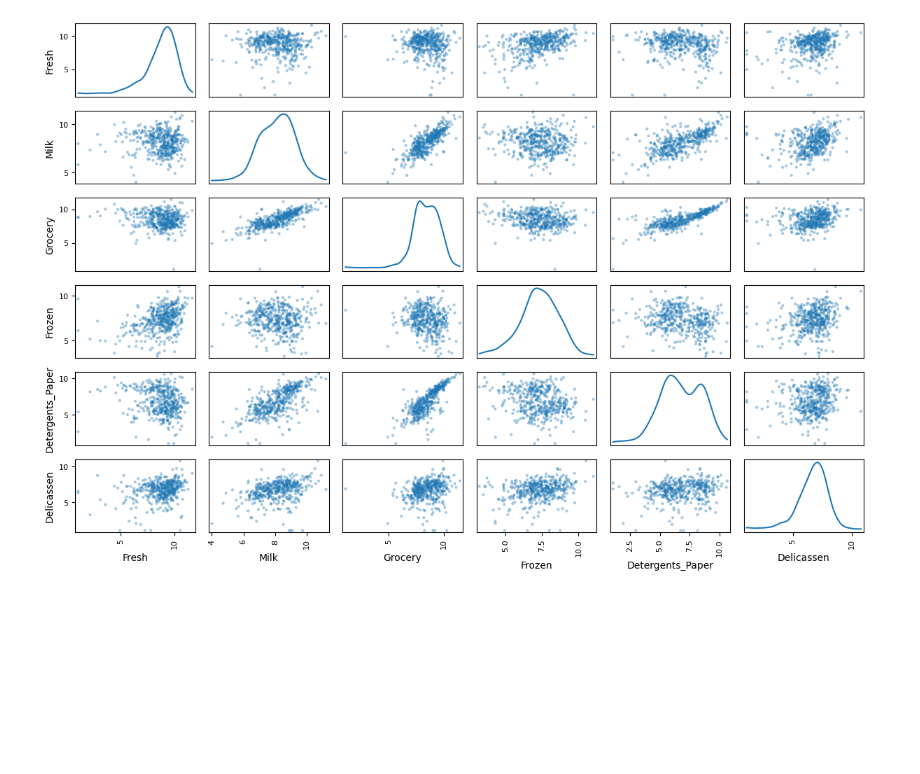
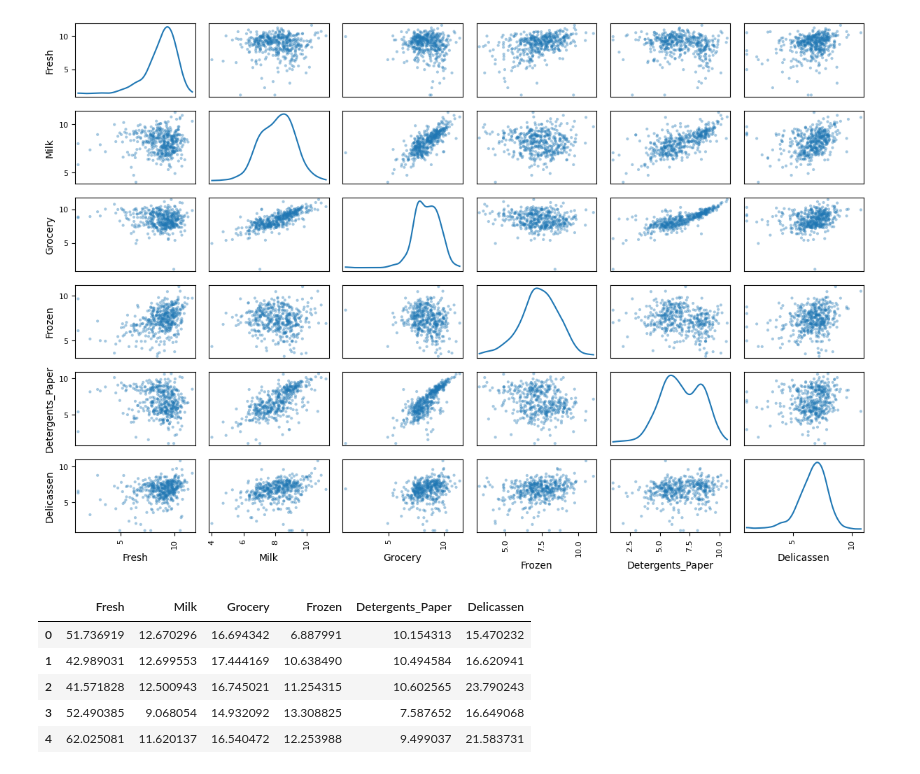
Before and after one commit to emonteiro27/wholesale_customers, a Jupyter notebook: wholesale_customers.ipynb, the cells around one changed output. Saved outputs shown, nothing was run; the diff lists cells and outputs as text; code cells hidden in the pictures; blank space fills up the shorter version.

```diff
--- a/wholesale_customers.ipynb
+++ b/wholesale_customers.ipynb
@@ -197,3 +197,20 @@ pd.plotting.scatter_matrix(df_log, alpha=0.4, figsize=(12,8), diagonal='kde')
 plt.tight_layout()
 # %% [output]
 [figure]
+# %%
+from scipy import stats
+
+df_boxcox = pd.DataFrame()
+
+for col in df_sales.columns:
+    transformed_data, _ = stats.boxcox(df[col])
+    df_boxcox[col] = transformed_data
+
+df_boxcox.head()
+# %% [output]
+|  | Fresh | Milk | Grocery | Frozen | Detergents_Paper | Delicassen |
+| 0 | 51.736919 | 12.670296 | 16.694342 | 6.887991 | 10.154313 | 15.470232 |
+| 1 | 42.989031 | 12.699553 | 17.444169 | 10.638490 | 10.494584 | 16.620941 |
+| 2 | 41.571828 | 12.500943 | 16.745021 | 11.254315 | 10.602565 | 23.790243 |
+| 3 | 52.490385 | 9.068054 | 14.932092 | 13.308825 | 7.587652 | 16.649068 |
+| 4 | 62.025081 | 11.620137 | 16.540472 | 12.253988 | 9.499037 | 21.583731 |
```
Also changed, not shown: parts of 1 cell of this notebook.
